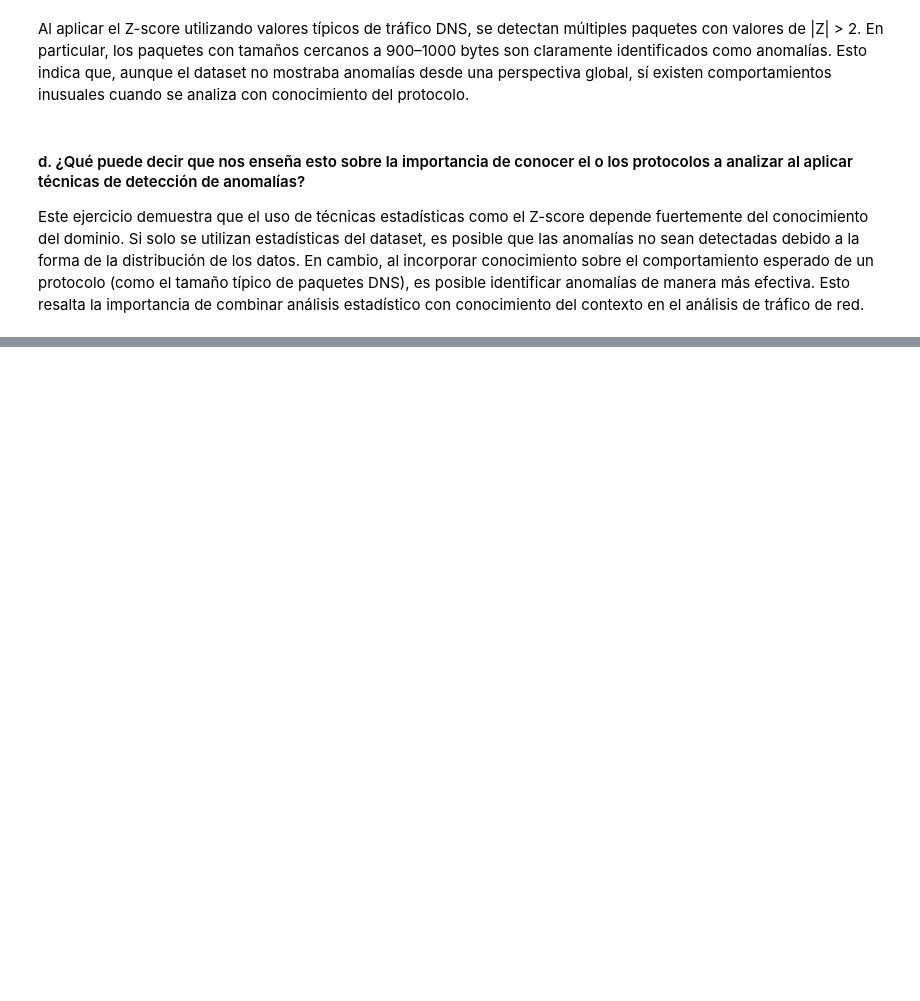
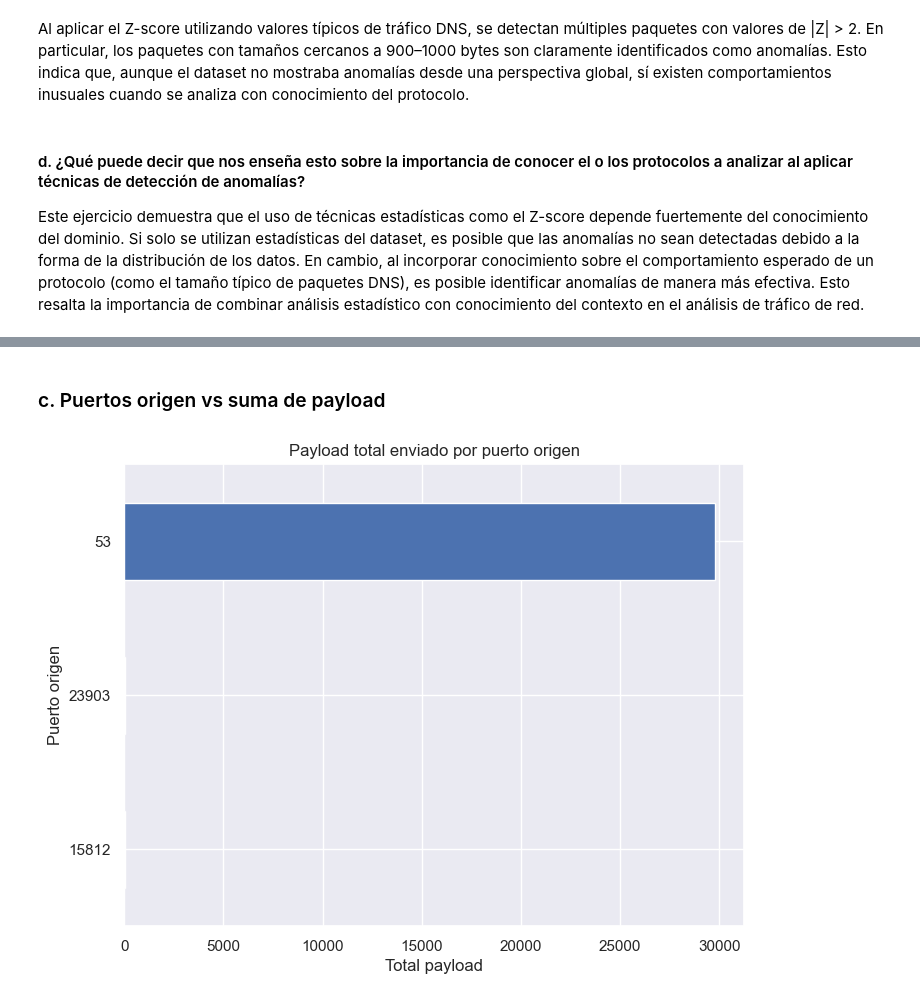
Before and after one commit to EdwinOrtegaK/Lab05_SDS, a Jupyter notebook: network_analysis_scapy.ipynb, the cells around one changed output, grey strips where cells are left out. Saved outputs shown, nothing was run; the diff lists cells and outputs as text; code cells hidden in the pictures; blank space fills up the shorter version.

```diff
--- a/network_analysis_scapy.ipynb
+++ b/network_analysis_scapy.ipynb
@@ -387,0 +431,13 @@ Este ejercicio demuestra que el uso de técnicas estadísticas como el Z-score d
+# %% [markdown]
+### c. Puertos origen vs suma de payload
+# %%
+payload_by_sport = df.groupby("sport")["payload_len"].sum().sort_values()
+
+plt.figure(figsize=(8,6))
+payload_by_sport.plot(kind="barh")
+plt.title("Payload total enviado por puerto origen")
+plt.xlabel("Total payload")
+plt.ylabel("Puerto origen")
+plt.show()
+# %% [output]
+[figure, added]
```
Also changed, not shown: parts of 16 cells of this notebook.
